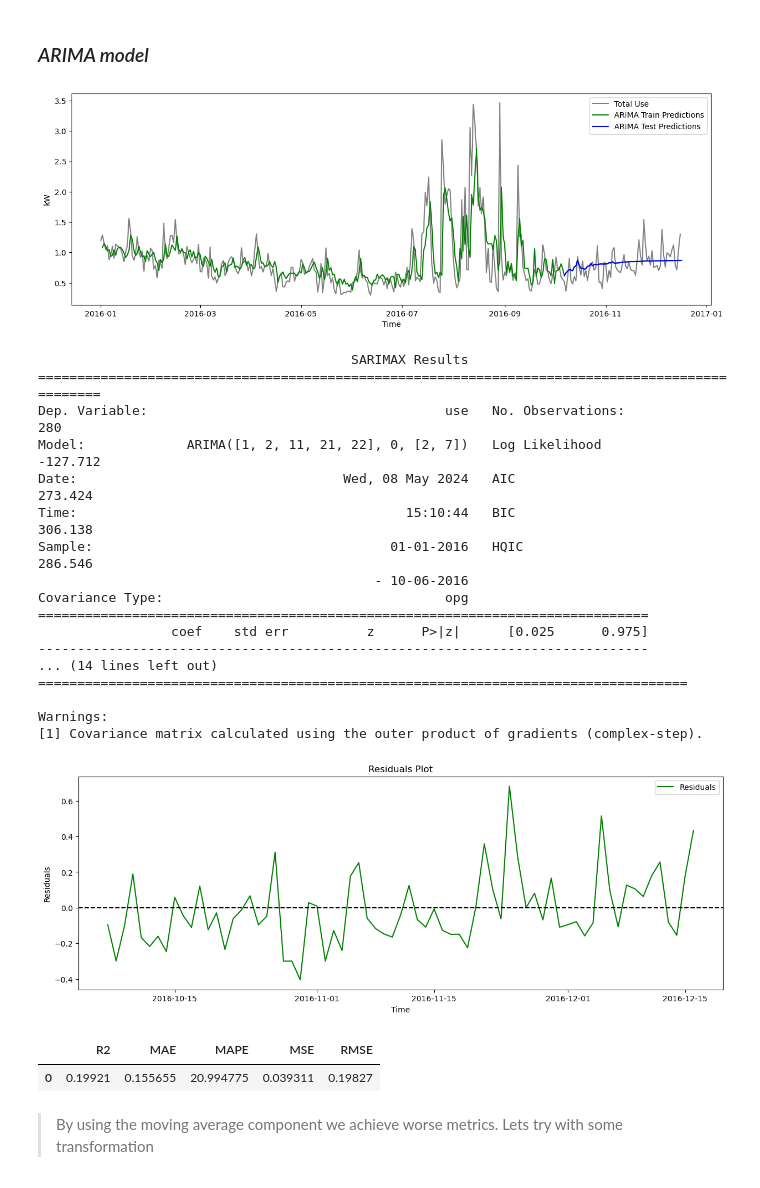
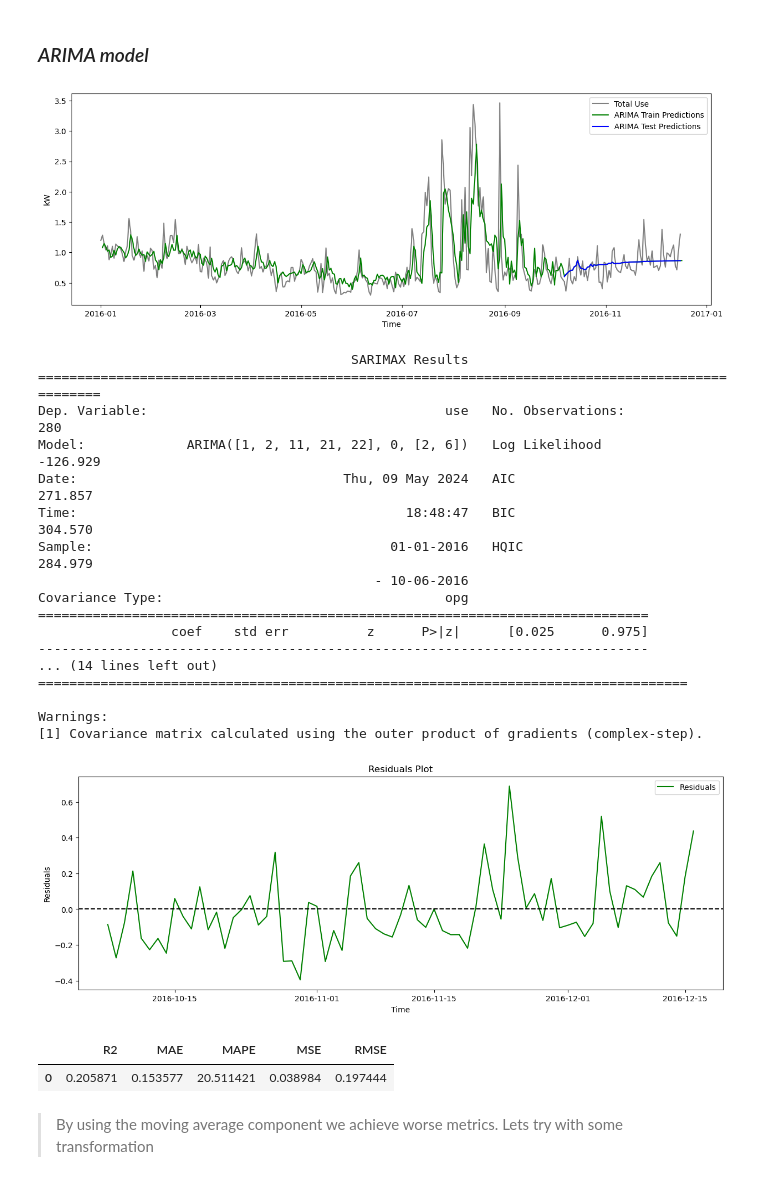
Before and after one commit to computationalgoblin/Smart-Home-Energy-Consumption-Project, a Jupyter notebook: notebooks/model.ipynb, the cells around one changed output. Saved outputs shown, nothing was run; the diff lists cells and outputs as text; code cells hidden in the pictures.

```diff
--- a/notebooks/model.ipynb
+++ b/notebooks/model.ipynb
@@ -130,30 +136,30 @@ AR.22            1.2311           -0.0000j            1.2311           -0.0000
 # %% [markdown]
 ### *ARIMA model*
 # %%
-arima,arima_metrics,arima_residuals = arima_model(train_data,test_data, use_data_daily,order=((1,2,11,21,22),0,(2,7)))
+arima,arima_metrics,arima_residuals = arima_model(train_data,test_data, use_data_daily,order=((1,2,11,21,22),0,(2,6)))
 arima_metrics
 # %% [output]
 [figure]
                                         SARIMAX Results
 ================================================================================================
 Dep. Variable:                                      use   No. Observations:                  280
-Model:             ARIMA([1, 2, 11, 21, 22], 0, [2, 7])   Log Likelihood                -127.712
-Date:                                  Wed, 08 May 2024   AIC                            273.424
-Time:                                          15:10:44   BIC                            306.138
-Sample:                                      01-01-2016   HQIC                           286.546
+Model:             ARIMA([1, 2, 11, 21, 22], 0, [2, 6])   Log Likelihood                -126.929
+Date:                                  Thu, 09 May 2024   AIC                            271.857
+Time:                                          18:48:47   BIC                            304.570
+Sample:                                      01-01-2016   HQIC                           284.979
                                            - 10-06-2016
 Covariance Type:                                    opg
 ==============================================================================
                  coef    std err          z      P>|z|      [0.025      0.975]
 ------------------------------------------------------------------------------
 ... (14 lines left out)
 ===================================================================================
 
 Warnings:
 [1] Covariance matrix calculated using the outer product of gradients (complex-step).
 [figure]
 |  | R2 | MAE | MAPE | MSE | RMSE |
-| 0 | 0.19921 | 0.155655 | 20.994775 | 0.039311 | 0.19827 |
+| 0 | 0.205871 | 0.153577 | 20.511421 | 0.038984 | 0.197444 |
 # %% [markdown]
 > By using the moving average component we achieve worse metrics. Lets try with some transformation
 # %%
```
Also changed, not shown: parts of 17 cells of this notebook, 1 other file.
